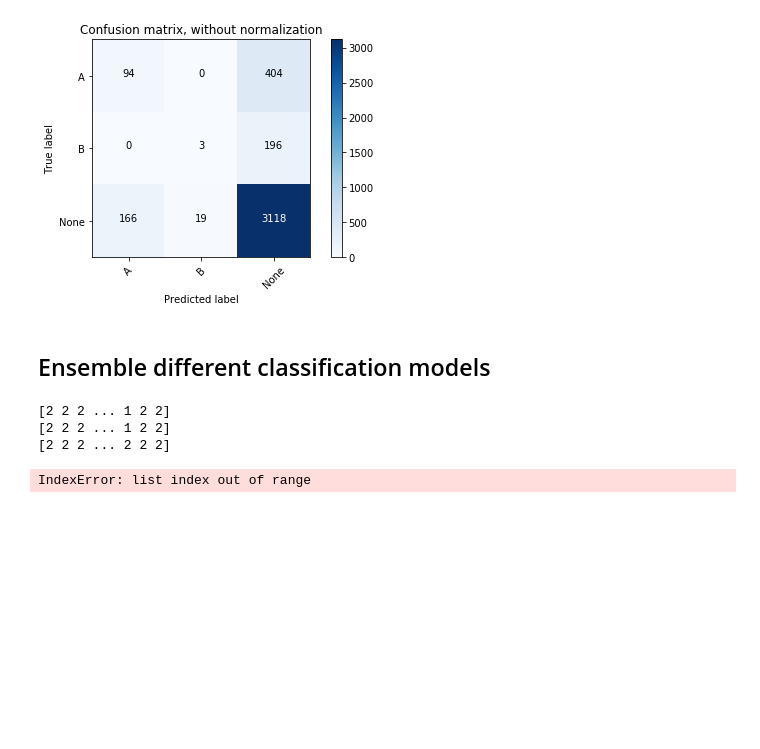
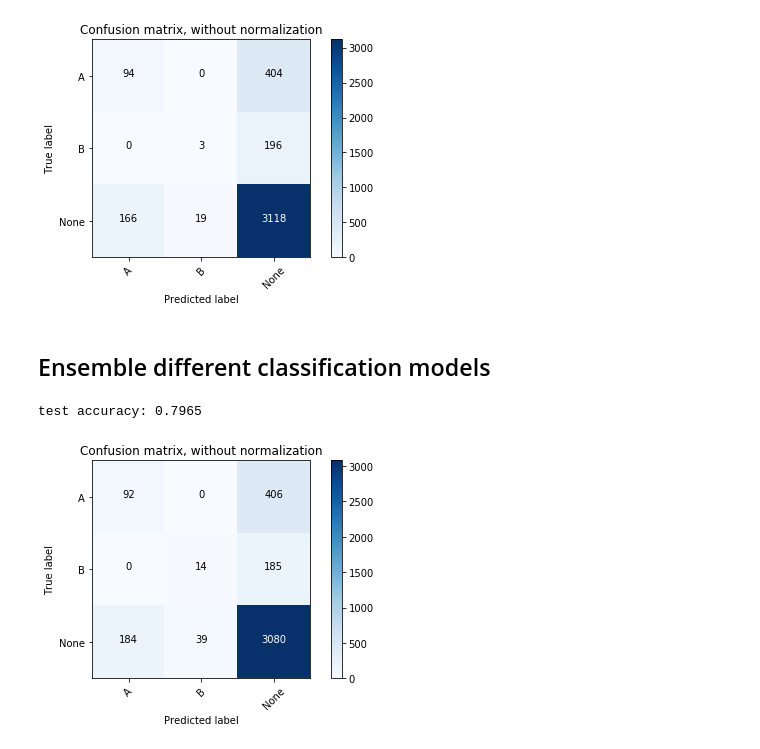
Before and after one commit to ace-racer/KE5108_Hybrid_Intelligent_Systems, a Jupyter notebook: KE5108-CA1-Part2/step4-EnsembleDifferentModels.ipynb, the cells around one changed output. Cells and saved outputs as stored; diff of their text form; code cells hidden in the pictures; blank space fills up the shorter version.

Commit message:
Add final version of ensemble model - Neural network, AdaBoost and XgBoost

```diff
--- a/KE5108-CA1-Part2/step4-EnsembleDifferentModels.ipynb
+++ b/KE5108-CA1-Part2/step4-EnsembleDifferentModels.ipynb
@@ -217,17 +217,23 @@ test accuracy: 0.80375
 from collections import Counter
 
 # predictions inside the list to be sorted in decreasing order of performance
-def get_max_voted_predictions(list_of_predictions):
-    if len(list_of_predictions) >= 3:
+def get_max_voted_predictions(lists_of_predictions):
+    if len(lists_of_predictions) >= 3:
         final_predictions = []
-        num_models = len(list_of_predictions)
+        num_models = len(lists_of_predictions)
+        num_predictions = len(lists_of_predictions[0])
+        predictions_matrix = np.array(lists_of_predictions)
+        predictions_matrix_transpose = predictions_matrix.T
 
-        for itr in range(len(list_of_predictions[0])):
+
+        for itr in range(num_predictions):
             # get the default prediction from the first model
-            default_prediction = list_of_predictions[0][itr]
-            print(default_prediction)
-            print(list_of_predictions[:][itr])
-            c = Counter(list_of_predictions[:][itr])
+            default_prediction = predictions_matrix_transpose[itr][0]
+            #print(default_prediction)
+
+            # get predictions at the itr index from the different classifiers
+
+            c = Counter(predictions_matrix_transpose[itr])
             most_common_tuples = c.most_common(1)
             most_common_count = most_common_tuples[0][1]
             if most_common_count > (num_models // 2):
@@ -237,17 +243,15 @@ def get_max_voted_predictions(list_of_predictions):
 
         return final_predictions
 # %%
-ensemble_y_predictions = get_max_voted_predictions([y_test_pred_nn, y_test_pred_xg_boost, y_test_pred_ada_boost])
+ensemble_y_predictions = get_max_voted_predictions([y_test_pred_ada_boost, y_test_pred_nn, y_test_pred_xg_boost])
 print("test accuracy:", accuracy_score(y_test, ensemble_y_predictions))
 
 cm_ensemble = confusion_matrix(y_test, ensemble_y_predictions)
 np.set_printoptions(precision=4)
 
 # Plot non-normalized confusion matrix
 plt.figure()
 plot_confusion_matrix(cm_ensemble, classes=class_names, title='Confusion matrix, without normalization')
 # %% [output]
-[2 2 2 ... 1 2 2]
-[2 2 2 ... 1 2 2]
-[2 2 2 ... 2 2 2]
+test accuracy: 0.7965
-IndexError: list index out of range
+[figure, added]
```
